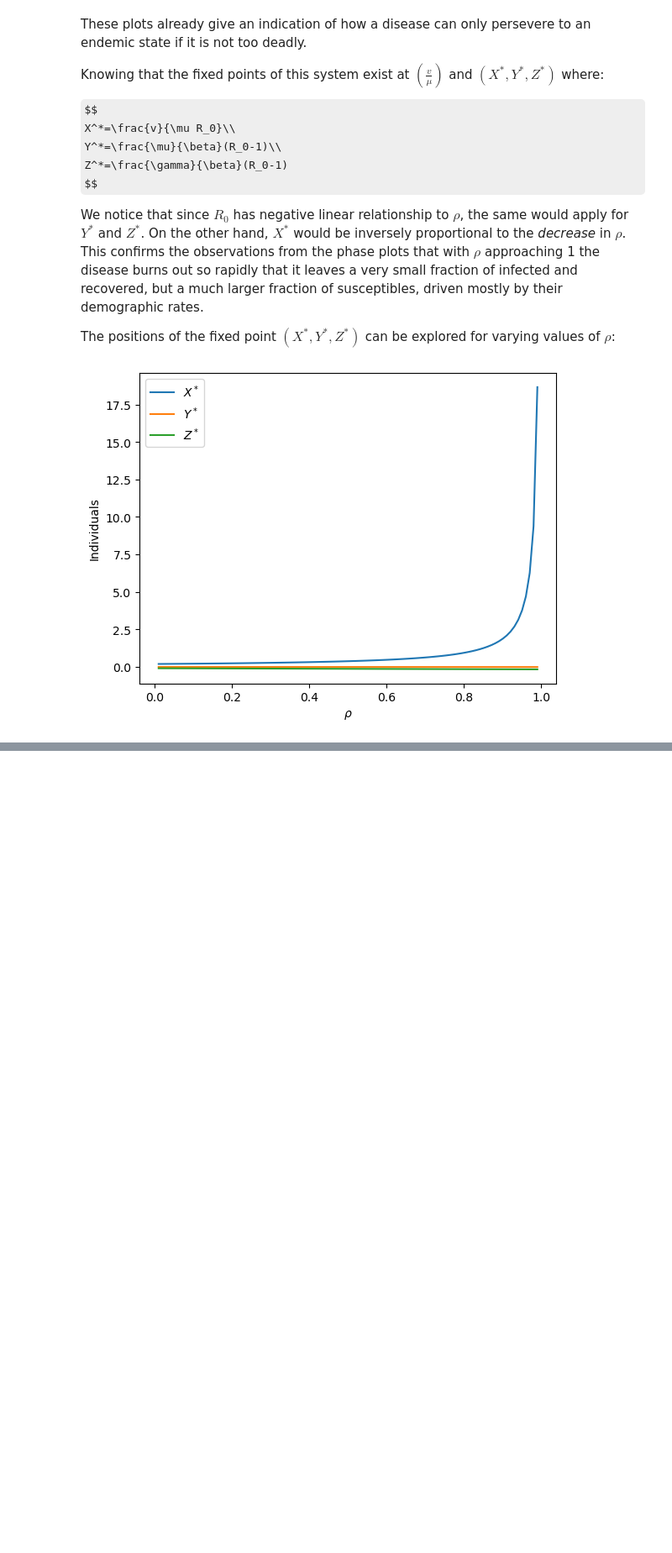
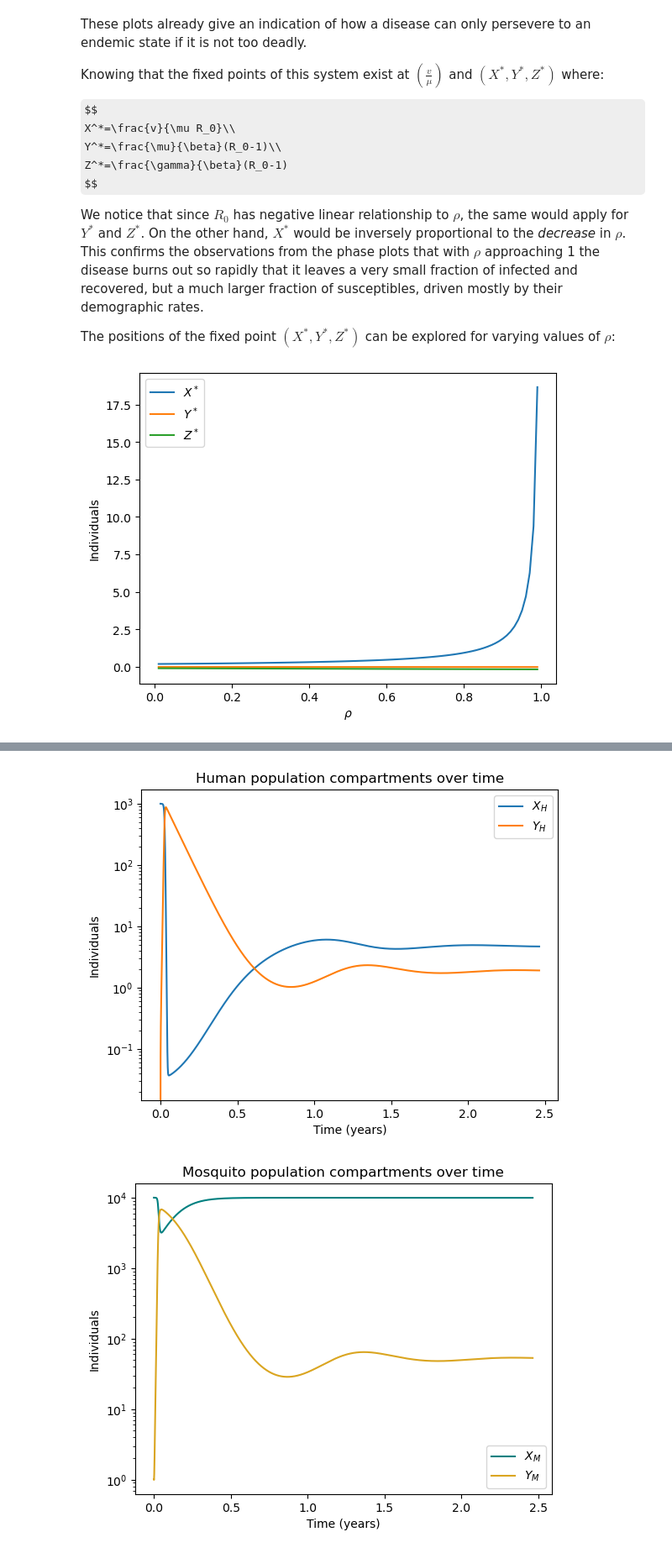
Before and after one commit to mboyan/intro-to-computational-science, a Jupyter notebook: Assignments/Assignment 1/Assignment 1 - SIR model (ODE) - Boyan Mihaylov.ipynb, the cells around one changed output, grey strips where cells are left out. Shown at 84% size. Drawn from its saved outputs; the diff is of its cells as text; code cells hidden in the pictures; some formulas as TeX source; blank space fills up the shorter version.

```diff
--- a/Assignments/Assignment 1/Assignment 1 - SIR model (ODE) - Boyan Mihaylov.ipynb
+++ b/Assignments/Assignment 1/Assignment 1 - SIR model (ODE) - Boyan Mihaylov.ipynb
@@ -19,7 +19,8 @@ from scipy.fft import fft, fftfreq, fftshift
 The Fourth order Runge-Kutta method [1](#references) will be implemented as default numerical integration scheme:
 # %%
 def runge_kutta(fun, x, step):
-        """ADD DOCSTRINGS TO FUNCTIONS!!!!!"""
+        """Fourth order Runge-Kutta method
+        """
         k1 = fun(x)*step
         k2 = fun(x+0.5*k1)*step
         k3 = fun(x+0.5*k2)*step
@@ -901,9 +931,12 @@ R_0 = \frac{\beta (1-\rho) v}{(\mu+\gamma)\mu}
 $$
 # %%
 class InfectionModelDemIIMD(InfectionModel):
+    """Extends InfectionModel class to incorporate infection-induced mortality
+    """
 
-    # Extends __init__() with mu and rho and v
     def __init__(self, X=999, Y=1, Z=0, k=None, c=None, pinf=None, lifespan=None, beta=None, gamma=None, mu=None, rho=None, v=None):
+        """Extends superclass __init__ function with mu and rho and v
+        """
         super(InfectionModelDemIIMD, self).__init__(X, Y, Z, k, c, pinf, beta, gamma)
         if mu:
             self.mu = mu
@@ -915,8 +948,9 @@ class InfectionModelDemIIMD(InfectionModel):
         self.R0 = self.beta*(1-self.rho)*self.v/((self.gamma+self.mu)*self.mu)
         self.ode = self.SIR_m
 
-    # Adds ODEs for infection-induced mortality model
     def SIR_m(self, sir):
+        """Adds ODEs for infection-induced mortality model
+        """
 
         self.dS = self.v - self.beta*self.S*self.I - self.mu*self.S
         self.dI = self.beta*self.S*self.I - self.I*(self.gamma+self.mu)/(1-self.rho)
@@ -948,7 +982,7 @@ fig.set_size_inches(12,4)
 
 for i in range(len(rhos)):
 
-    # Track starting values of S and I
+    # Track starting values of X and Y
     X_starts = []
     Y_starts = []
 
@@ -982,12 +1016,11 @@ for i in range(len(rhos)):
         Z_log = np.multiply(R_log, base_population)
 
         # Plot infection values
-        #axs[i] = plt.subplot()
         axs[i].plot(X_log, Y_log,color='lightblue')
         axs[i].set_aspect('equal','box')
         axs[i].set_xlabel('X')
         axs[i].set_ylabel('Y')
-        axs[i].set_title(f'Phase plot of X and Y with rho={rhos[i]}')
+        axs[i].set_title('Phase plot of X and Y with '+'$\\rho=$'+str(rhos[i]))
 
     # Plot starting points
     axs[i].plot(X_starts, Y_starts,color='silver', label='$(X_{0},Y_{0})$')
@@ -1063,0 +1264,61 @@ class InfectionModelMultiHost():
+# %%
+# Infection probabilities
+t_probs = [0.5, 0.8]
+
+# Population sizes
+pop_sizes = [1000, 10000]
+
+# Life expectancies
+lifespans = [16107.525, 7]
+
+# Birth rates
+birthrates = [8.25*10e-5, 0.13]
+
+# Recovery rates
+rec_rates = [0.033, 0]
+
+# Initial numbers of susceptibles and infecteds
+Y_starts = [0, 1]
+
+# Constant population toggles
+const_Ns = [True, True]
+
+# Bite rate
+b = 0.5
+
+XYZ_mh = InfectionModelMultiHost(t_probs, pop_sizes, Y_starts, lifespans, birthrates, rec_rates, const_Ns, b)
+
+print("gamma: "+str(SIR.gamma))
+print("R0: "+str(SIR.R0))
+print("mu: "+str(SIR.mu))
+
+# Iteration step
+step = 10e-2
+
+# Time in days
+max_time = 900
+
+# Terform numerical integration
+Xh_log, Yh_log, Zh_log, Xm_log, Ym_log, Zm_log, time_log = XYZ_mh.iterate(step, max_time)
+
+# Scale time to years
+time_log = np.multiply(time_log, 1/365.25)
+
+plt.plot(time_log, Xh_log,label='$X_H$')
+plt.plot(time_log, Yh_log,label='$Y_H$')
+plt.legend()
+plt.xlabel('Time (years)')
+plt.ylabel('Individuals')
+plt.title('Human population compartments over time')
+plt.yscale('log')
+plt.show()
+
+plt.plot(time_log, Xm_log,label='$X_M$',color='teal')
+plt.plot(time_log, Ym_log,label='$Y_M$',color='goldenrod')
+plt.legend()
+plt.xlabel('Time (years)')
+plt.ylabel('Individuals')
+plt.title('Mosquito population compartments over time')
+plt.yscale('log')
+plt.show()
+# %% [output]
@@ -1063,0 +1328,2 @@ class InfectionModelMultiHost():
+[figure, added]
+[figure, added]
```
Also changed, not shown: parts of 32 cells of this notebook.
